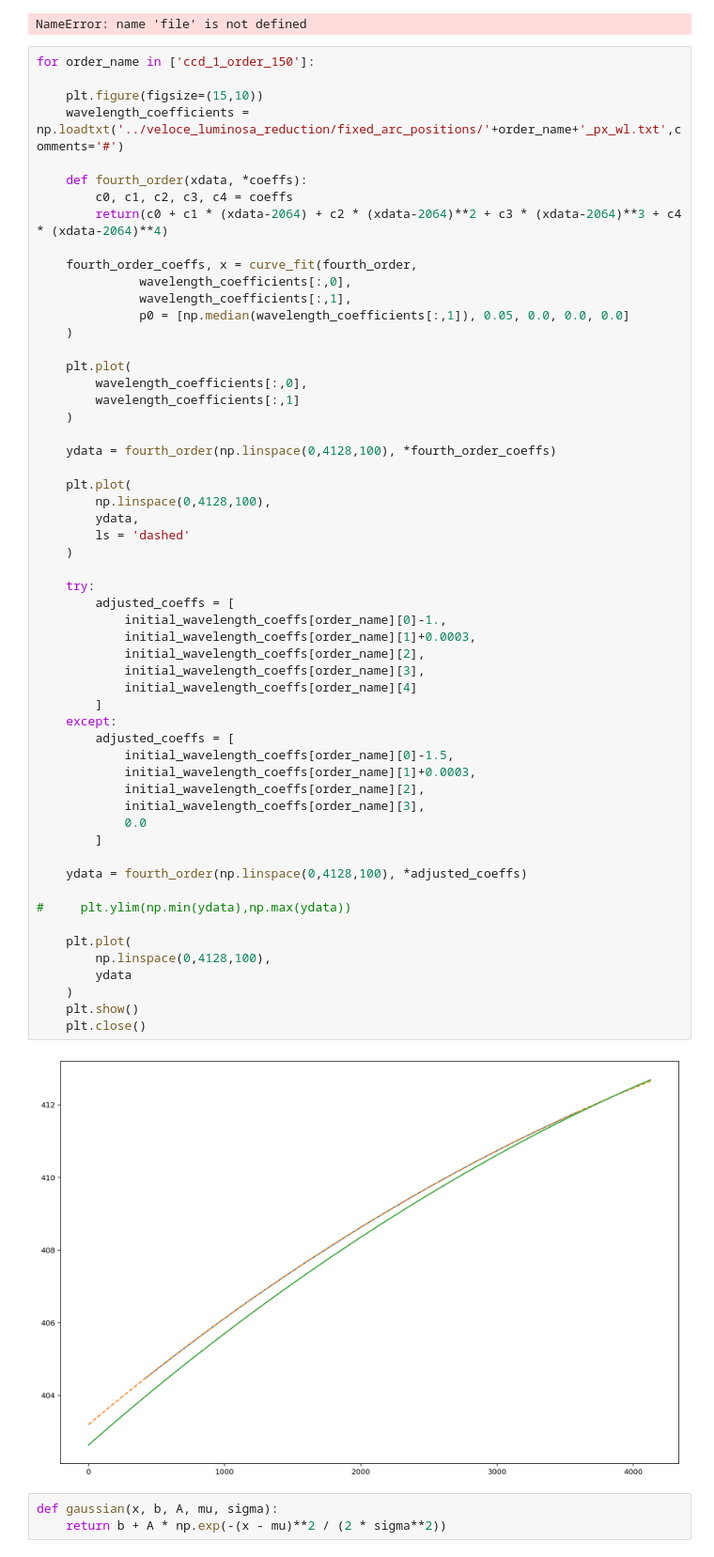
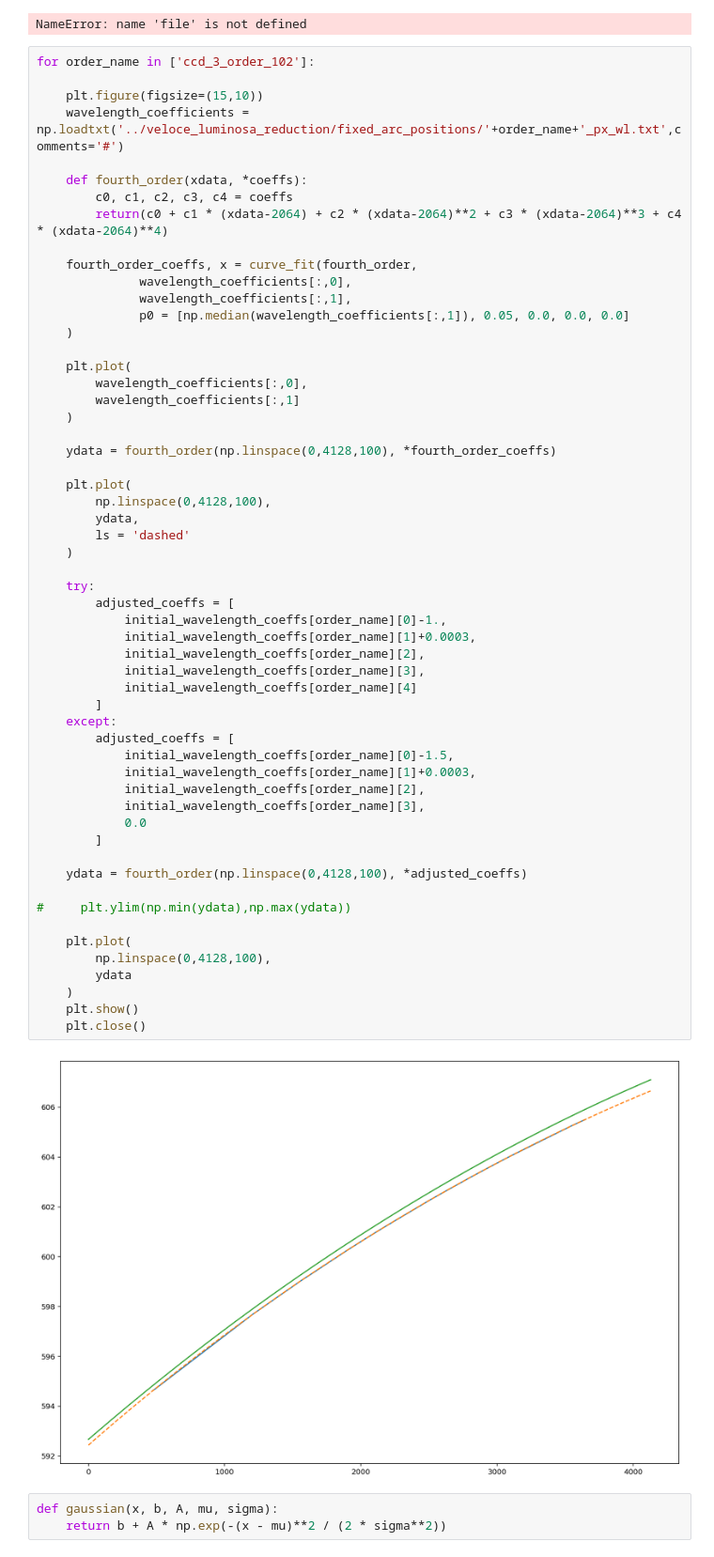
Before and after one commit to svenbuder/velocereduction, a Jupyter notebook: scripts/veloce_luminosa_wavelength_calibration.ipynb, the cells around one changed output. Shown at 94% size. Drawn from its saved outputs; the diff is of its cells as text.

Commit message:
ccd 3 order 102 same

```diff
--- a/scripts/veloce_luminosa_wavelength_calibration.ipynb
+++ b/scripts/veloce_luminosa_wavelength_calibration.ipynb
@@ -254,7 +254,7 @@ for order in range(1,len(file)):
 # %% [output]
 NameError: name 'file' is not defined
 # %%
-for order_name in ['ccd_1_order_150']:
+for order_name in ['ccd_3_order_102']:
 
     plt.figure(figsize=(15,10))
     wavelength_coefficients = np.loadtxt('../veloce_luminosa_reduction/fixed_arc_positions/'+order_name+'_px_wl.txt',comments='#')
@@ -283,34 +283,34 @@ for order_name in ['ccd_1_order_150']:
     )
 
     try:
         adjusted_coeffs = [
             initial_wavelength_coeffs[order_name][0]-1.,
             initial_wavelength_coeffs[order_name][1]+0.0003,
             initial_wavelength_coeffs[order_name][2],
             initial_wavelength_coeffs[order_name][3],
             initial_wavelength_coeffs[order_name][4]
         ]
     except:
         adjusted_coeffs = [
             initial_wavelength_coeffs[order_name][0]-1.5,
             initial_wavelength_coeffs[order_name][1]+0.0003,
             initial_wavelength_coeffs[order_name][2],
             initial_wavelength_coeffs[order_name][3],
             0.0
         ]
 
     ydata = fourth_order(np.linspace(0,4128,100), *adjusted_coeffs)
 
 #     plt.ylim(np.min(ydata),np.max(ydata))
 
     plt.plot(
         np.linspace(0,4128,100),
         ydata
     )
     plt.show()
     plt.close()
 # %% [output]
-[figure, old version]
+[figure, new version]
 # %%
 def gaussian(x, b, A, mu, sigma):
     return b + A * np.exp(-(x - mu)**2 / (2 * sigma**2))
```
Also changed, not shown: 1 other file.
